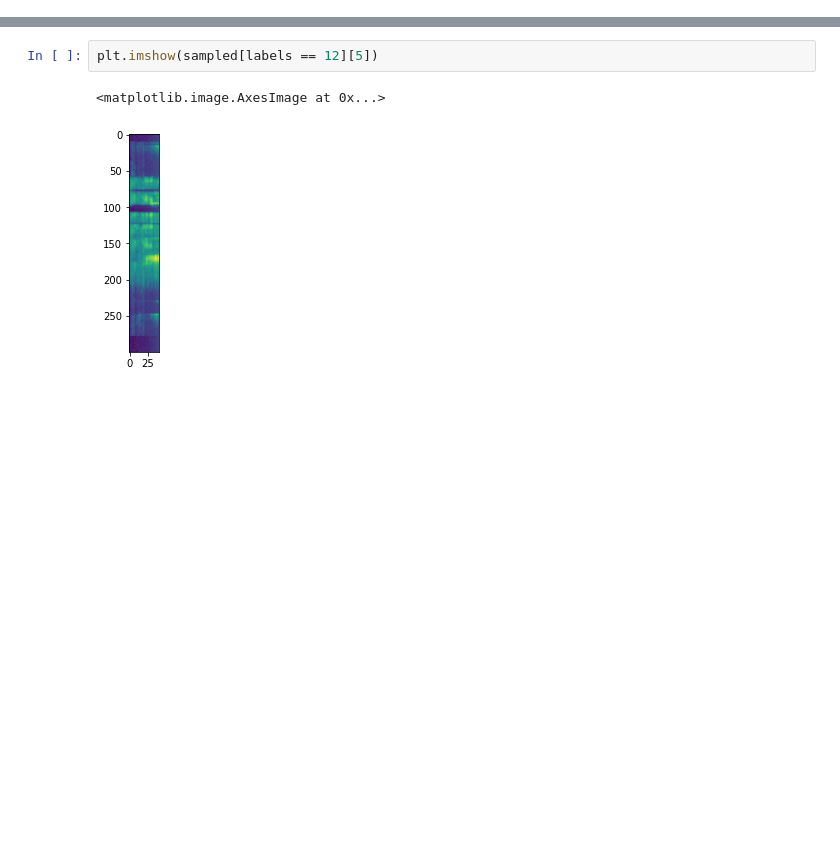
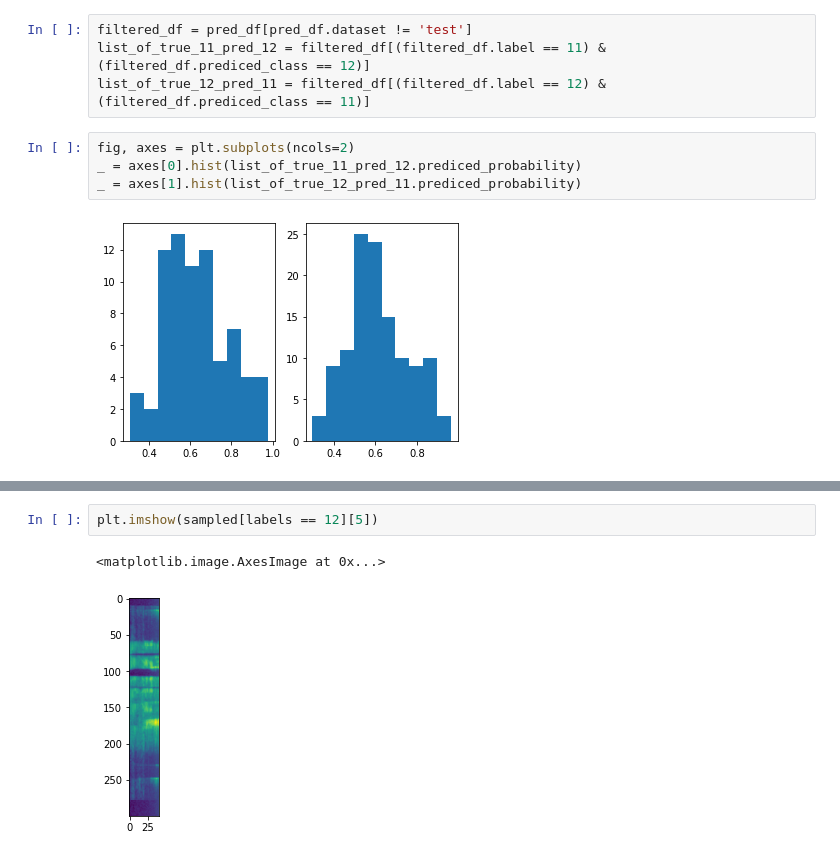
Before and after one commit to MichaelCheung105/speech-to-intent, a Jupyter notebook: notebook/Data Exploration.ipynb, the cells around one changed output, grey strips where cells are left out. Saved outputs shown, nothing was run; the diff lists cells and outputs as text; blank space fills up the shorter version.

```diff
--- a/notebook/Data Exploration.ipynb
+++ b/notebook/Data Exploration.ipynb
@@ -19,0 +40,10 @@ sampled, labels = Runner.read_data('train')
+# %%
+filtered_df = pred_df[pred_df.dataset != 'test']
+list_of_true_11_pred_12 = filtered_df[(filtered_df.label == 11) & (filtered_df.prediced_class == 12)]
+list_of_true_12_pred_11 = filtered_df[(filtered_df.label == 12) & (filtered_df.prediced_class == 11)]
+# %%
+fig, axes = plt.subplots(ncols=2)
+_ = axes[0].hist(list_of_true_11_pred_12.prediced_probability)
+_ = axes[1].hist(list_of_true_12_pred_11.prediced_probability)
+# %% [output]
+[figure, added]
```
Also changed, not shown: parts of 9 cells of this notebook.
